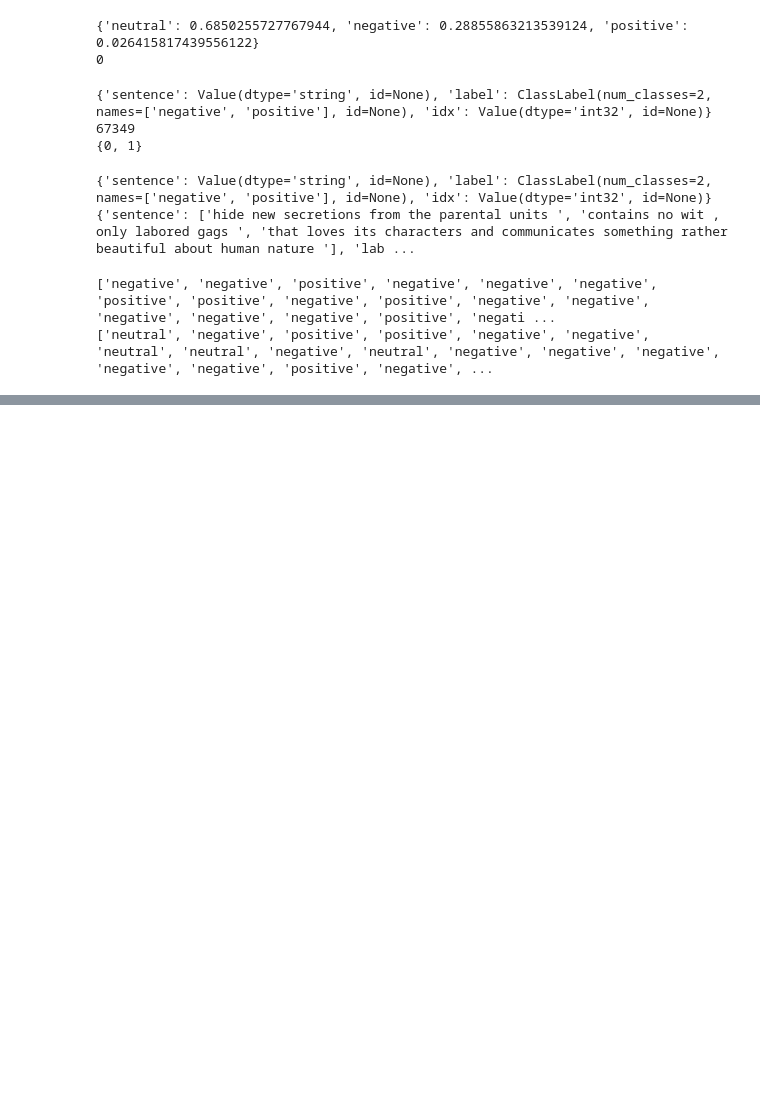
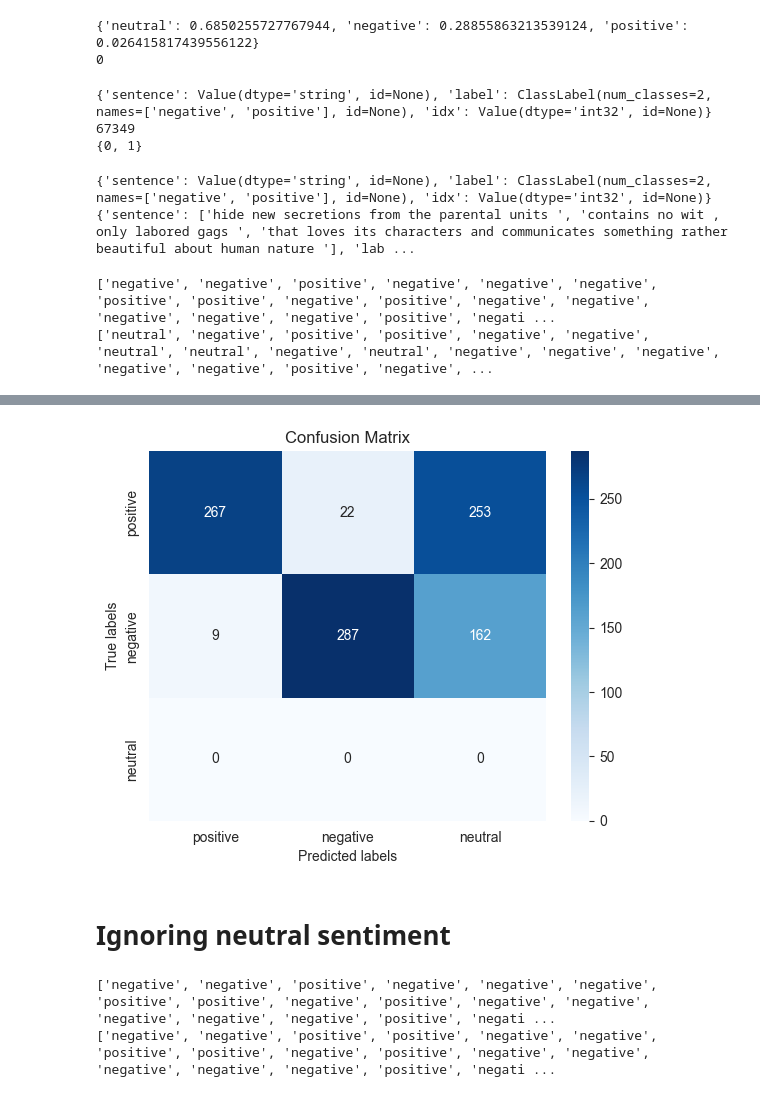
Before and after one commit to pandermatt/hatey-bot-backend, a Jupyter notebook: research/sentiment_analysis_research.ipynb, the cells around one changed output, grey strips where cells are left out. Drawn from its saved outputs; the diff is of its cells as text; code cells hidden in the pictures; blank space fills up the shorter version.

```diff
--- a/research/sentiment_analysis_research.ipynb
+++ b/research/sentiment_analysis_research.ipynb
@@ -140,0 +132,47 @@ weighted avg       0.92      0.55      0.68       300
+# %%
+cm = confusion_matrix(y_true, y_pred, labels=["positive", "negative", "neutral"])
+
+ax = plt.subplot()
+sns.heatmap(cm, annot=True, ax=ax, fmt="d", cmap="Blues")
+
+ax.set_xlabel("Predicted labels")
+ax.set_ylabel("True labels")
+ax.set_title("Confusion Matrix")
+ax.xaxis.set_ticklabels(["positive", "negative", "neutral"])
+ax.yaxis.set_ticklabels(["positive", "negative", "neutral"])
+plt.show()
+# %% [output]
+[figure, added]
+# %% [markdown]
+# Ignoring neutral sentiment
+# %%
+# test the model on the first 3000 entries of the dataset
+# print the accuracy of the model
+# print the classification report of the model
+# print the confusion matrix of the model
+
+y_true = []
+y_pred = []
+i = 0
+for row in dataset["train"]:
+    if i == 1000:
+        break
+    i += 1
+    result = sentiment_analysis.predict(row["sentence"])
+    if row["label"] == 0:
+        y_true.append("negative")
+    elif row["label"] == 1:
+        y_true.append("positive")
+    else:
+        print("error")
+        break
+    if max(result, key=result.get) == "neutral":
+        y_pred.append(sorted(result, key=result.get, reverse=True)[1])
+    else:
+        y_pred.append(max(result, key=result.get))
+
+print(y_true)
+print(y_pred)
+# %% [output]
+['negative', 'negative', 'positive', 'negative', 'negative', 'negative', 'positive', 'positive', 'negative', 'positive', 'negative', 'negative', 'negative', 'negative', 'negative', 'positive', 'negati ...
+['negative', 'negative', 'positive', 'positive', 'negative', 'negative', 'positive', 'positive', 'negative', 'positive', 'negative', 'negative', 'negative', 'negative', 'negative', 'positive', 'negati ...
```
Also changed, not shown: parts of 6 cells of this notebook, 2 other files.
